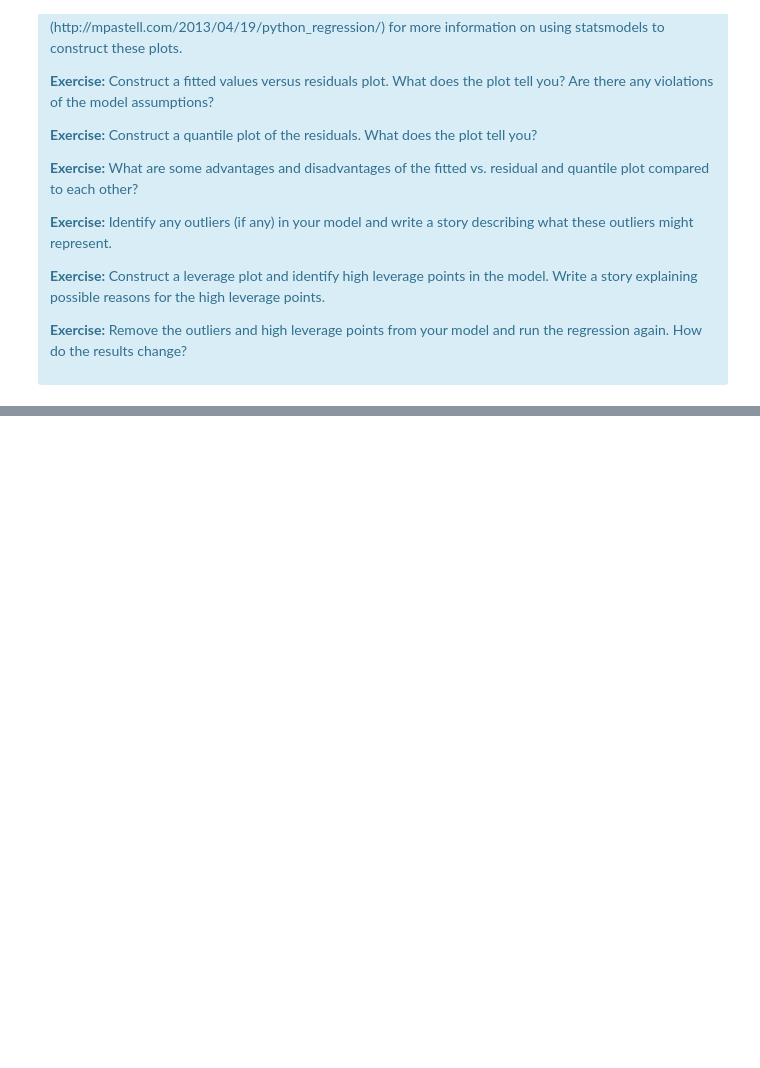
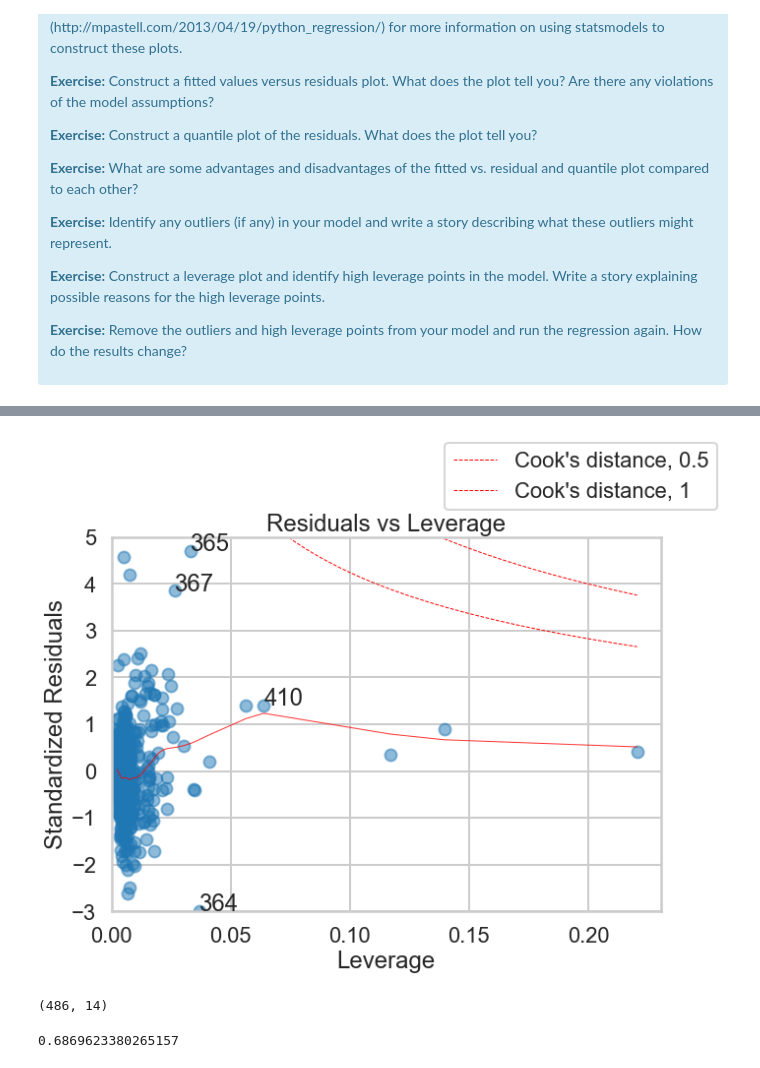
Before and after one commit to Sukhadia1/Springboard_DSC, a Jupyter notebook: Exercises/1554739630_linear_regression/linear_regression/Mini_Project_Linear_Regression.ipynb, the cells around one changed output, grey strips where cells are left out. Drawn from its saved outputs; the diff is of its cells as text; code cells hidden in the pictures; blank space fills up the shorter version.

```diff
--- a/Exercises/1554739630_linear_regression/linear_regression/Mini_Project_Linear_Regression.ipynb
+++ b/Exercises/1554739630_linear_regression/linear_regression/Mini_Project_Linear_Regression.ipynb
@@ -795,0 +1018,57 @@ There are some other issues that are important investigate with linear regressio
+# %%
+leverage = m.get_influence().hat_matrix_diag
+cook = m.get_influence().cooks_distance[0]
+# %%
+def graph(formula, x_range, label=None):
+    """
+    Helper function for plotting cook's distance lines
+    """
+    x = x_range
+    y = formula(x)
+    plt.plot(x, y, label=label, lw=1, ls='--', color='red')
+# %%
+figsize(10,7)
+plot_lm_4 = plt.figure();
+plt.scatter(leverage, model_norm_residuals, alpha=0.5);
+sns.regplot(leverage, model_norm_residuals,
+              scatter=False,
+              ci=False,
+              lowess=True,
+              line_kws={'color': 'red', 'lw': 1, 'alpha': 0.8});
+plot_lm_4.axes[0].set_xlim(0, max(leverage)+0.01)
+plot_lm_4.axes[0].set_ylim(-3, 5)
+plot_lm_4.axes[0].set_title('Residuals vs Leverage')
+plot_lm_4.axes[0].set_xlabel('Leverage')
+plot_lm_4.axes[0].set_ylabel('Standardized Residuals');
+leverage_top_3 = np.flip(np.argsort(cook), 0)[:5]
+for i in leverage_top_3:
+    plot_lm_4.axes[0].annotate(i,xy=(leverage[i],model_norm_residuals[i]));
+p = len(m.params) # number of model parameters
+graph(lambda x: np.sqrt((0.5 * p * (1 - x)) / x),
+        np.linspace(0.001, max(leverage), 50),
+        'Cook\'s distance, 0.5') # 0.5 line
+graph(lambda x: np.sqrt((1 * p * (1 - x)) / x),
+        np.linspace(0.001, max(leverage), 50),'Cook\'s distance, 1') # 1 line
+plot_lm_4.legend(loc='upper right');
+# %% [output]
+[figure, added]
+# %%
+#Removing Outliers
+bos_out = bos[bos.PRICE <=49]
+
+#Removing High Leverage Points based on above graphs
+index = [365,367,410,364]
+bos_out = bos_out.drop(index = index)
+bos_out.shape
+# %% [output]
+(486, 14)
+# %%
+# Your turn.
+X = bos_out[['CRIM','RM','PTRATIO']]
+y = bos_out.PRICE
+lm.fit(X,y)
+y_predict = lm.predict(X)
+print(lm.score(X,y))
+## R2 improved from 0.54 to 0.68
+# %% [output]
+0.6869623380265157
```
Also changed, not shown: parts of 39 cells of this notebook.
